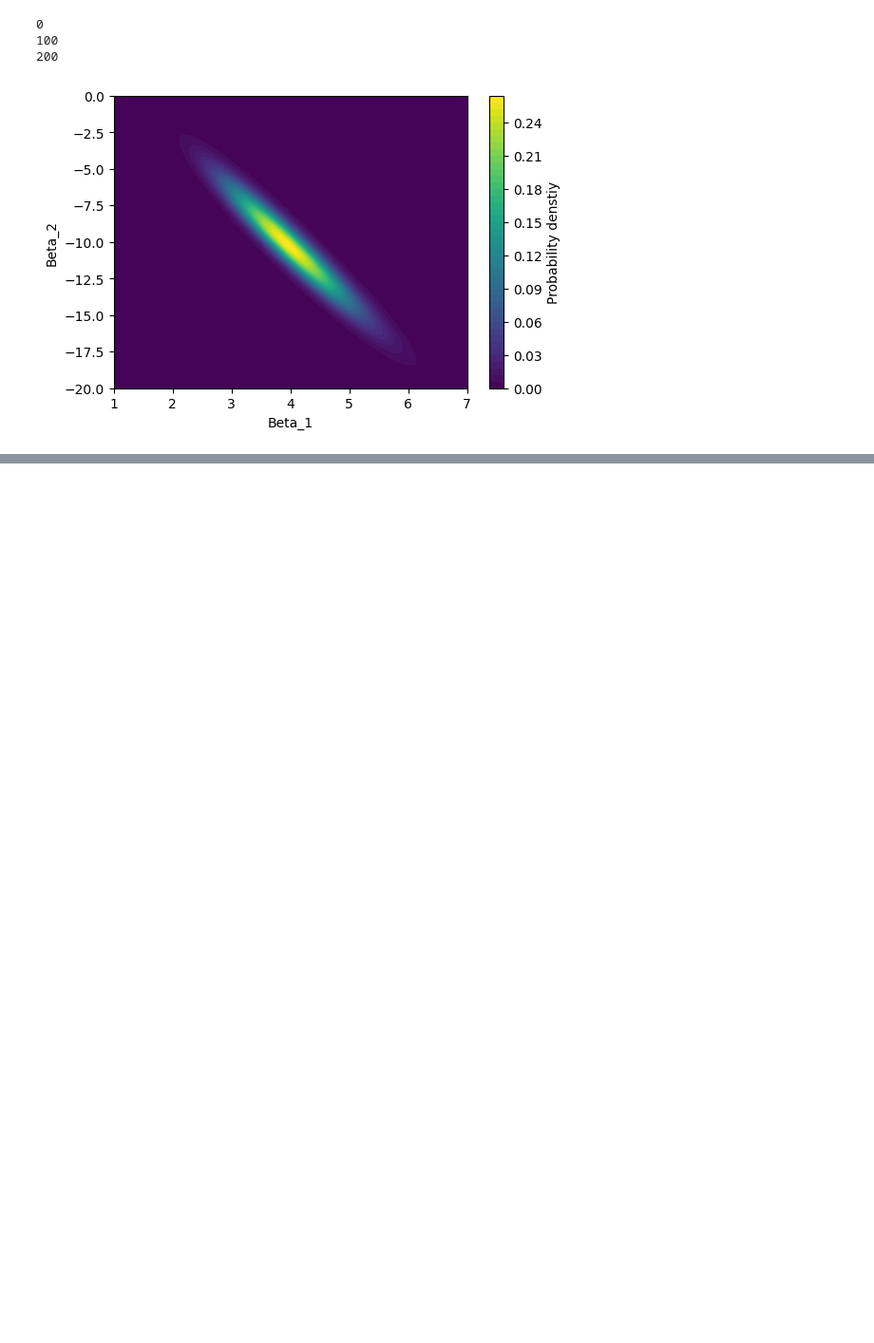
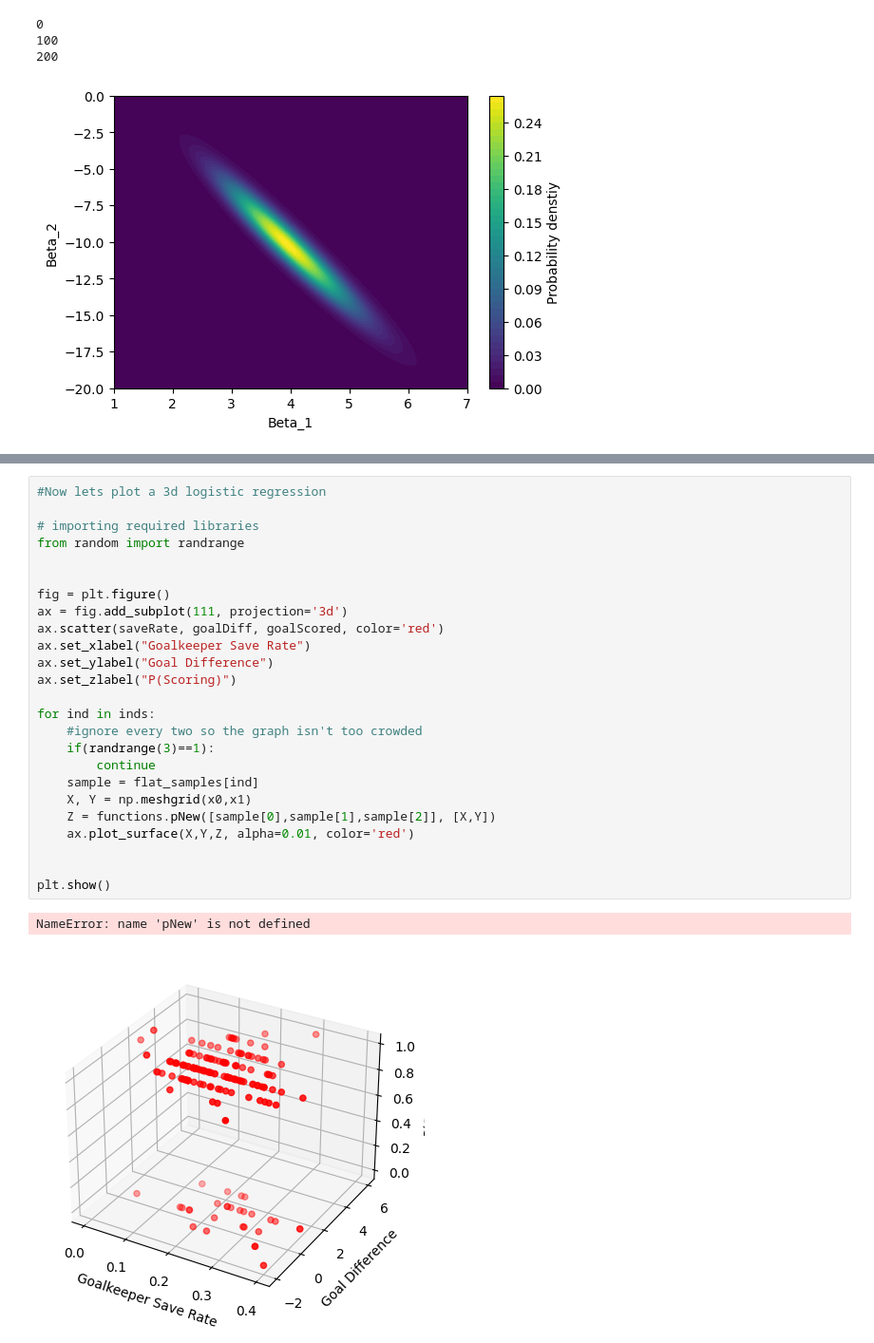
Before and after one commit to mieratr/PHYS321-final-project, a Jupyter notebook: Analysis.ipynb, the cells around one changed output, grey strips where cells are left out. Shown at 95% size. Drawn from its saved outputs; the diff is of its cells as text; blank space fills up the shorter version.

```diff
--- a/Analysis.ipynb
+++ b/Analysis.ipynb
@@ -451,0 +376,28 @@ plt.show()
+# %%
+#Now lets plot a 3d logistic regression
+
+# importing required libraries
+from random import randrange
+
+
+fig = plt.figure()
+ax = fig.add_subplot(111, projection='3d')
+ax.scatter(saveRate, goalDiff, goalScored, color='red')
+ax.set_xlabel("Goalkeeper Save Rate")
+ax.set_ylabel("Goal Difference")
+ax.set_zlabel("P(Scoring)")
+
+for ind in inds:
+    #ignore every two so the graph isn't too crowded
+    if(randrange(3)==1):
+        continue
+    sample = flat_samples[ind]
+    X, Y = np.meshgrid(x0,x1)
+    Z = functions.pNew([sample[0],sample[1],sample[2]], [X,Y])
+    ax.plot_surface(X,Y,Z, alpha=0.01, color='red')
+
+
+plt.show()
+# %% [output]
+NameError: name 'pNew' is not defined
+[figure, added]
```
Also changed, not shown: parts of 31 cells of this notebook, 2 other files.
